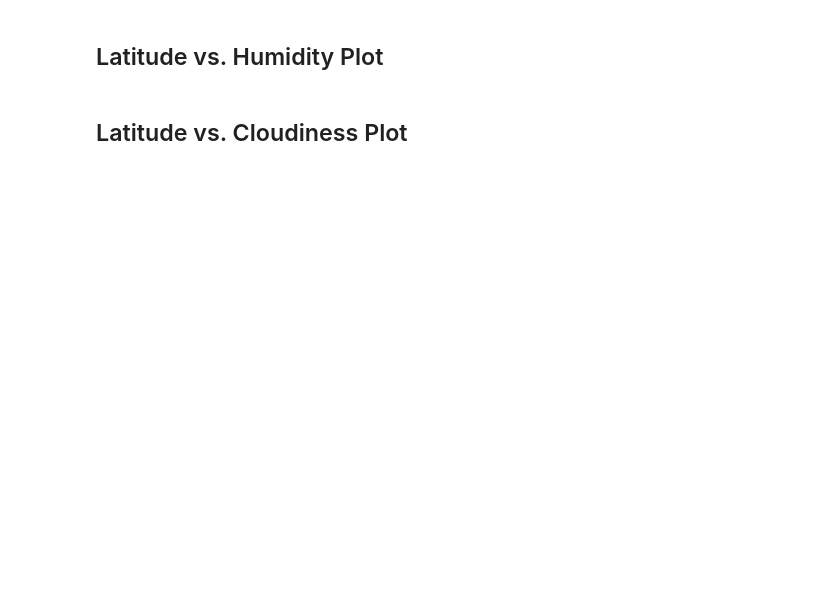
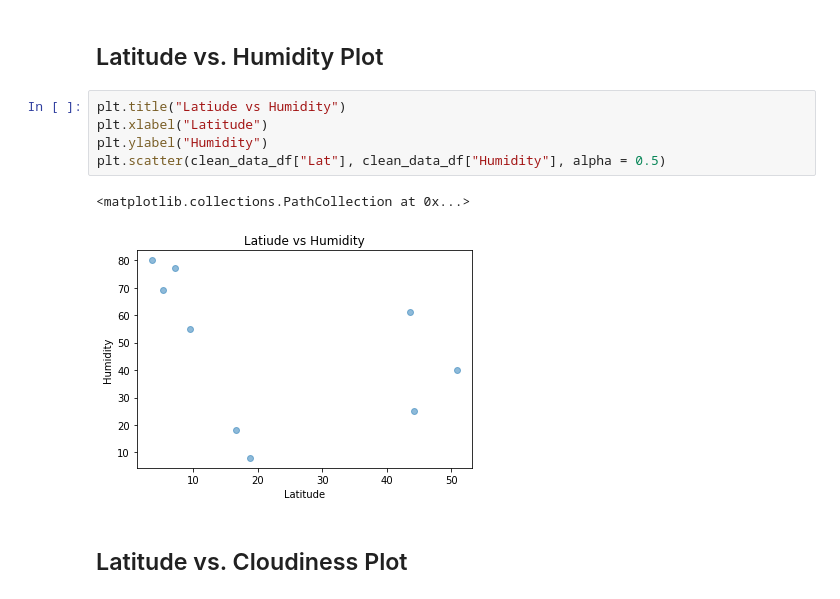
Before and after one commit to rmaher314/HW6-Python_API2, a Jupyter notebook: WeatherPy/WeatherPy.ipynb, the cells around one changed output. Drawn from its saved outputs; the diff is of its cells as text; blank space fills up the shorter version.

```diff
--- a/WeatherPy/WeatherPy.ipynb
+++ b/WeatherPy/WeatherPy.ipynb
@@ -193,4 +240,12 @@ Skip this step if there are no cities that have humidity > 100%.
 # %% [markdown]
 ## Latitude vs. Humidity Plot
+# %%
+plt.title("Latiude vs Humidity")
+plt.xlabel("Latitude")
+plt.ylabel("Humidity")
+plt.scatter(clean_data_df["Lat"], clean_data_df["Humidity"], alpha = 0.5)
+# %% [output]
+<matplotlib.collections.PathCollection at 0x...>
+[figure, added]
 # %% [markdown]
 ## Latitude vs. Cloudiness Plot
```
Also changed, not shown: parts of 7 cells of this notebook.
